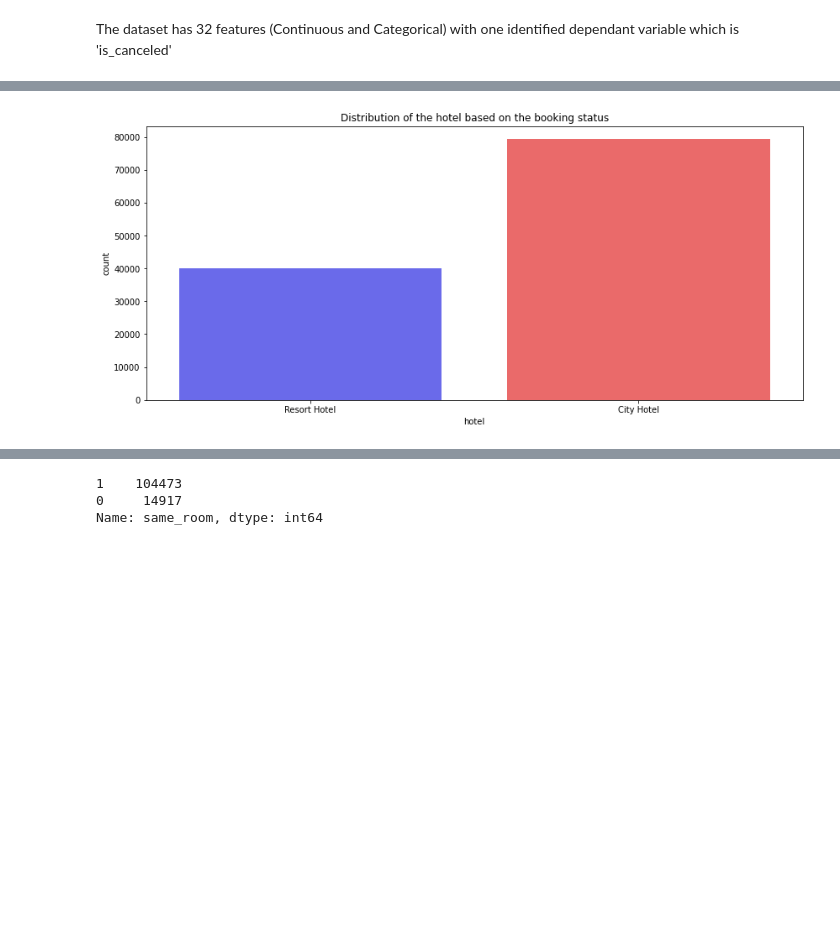
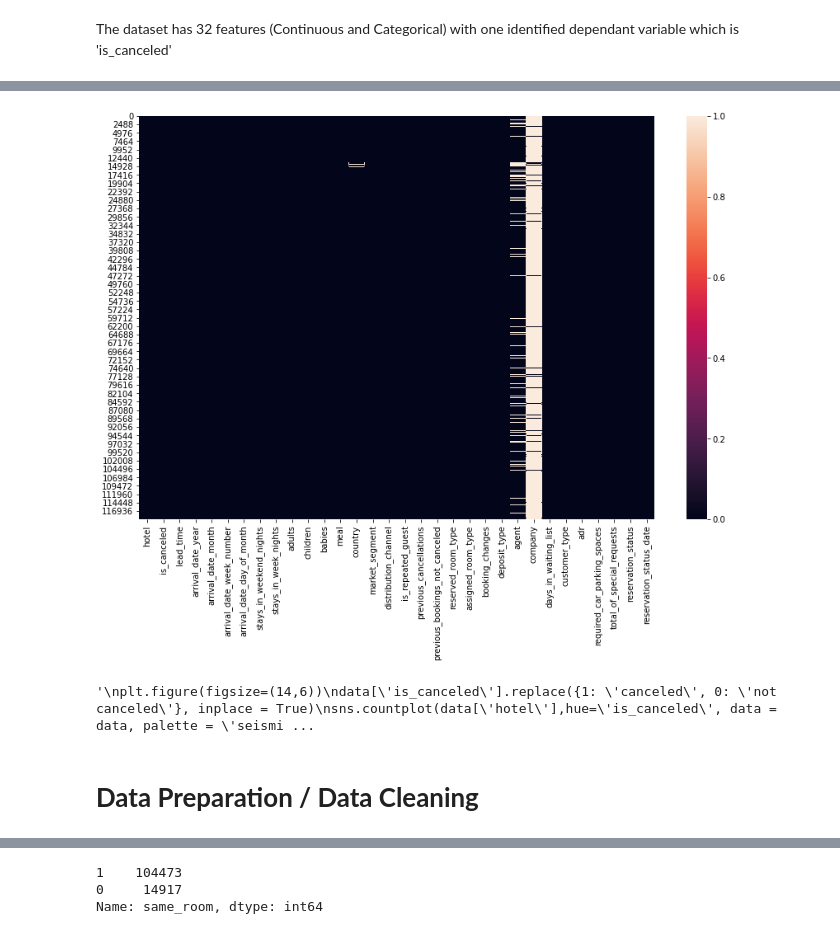
Before and after one commit to rahool010/Hotel-Booking-Analysis, a Jupyter notebook: Hotel_Booking_Analysis_Capstone_Project.ipynb, the cells around one changed output, grey strips where cells are left out. Saved outputs shown, nothing was run; the diff lists cells and outputs as text; code cells hidden in the pictures; blank space fills up the shorter version.

```diff
--- a/Hotel_Booking_Analysis_Capstone_Project.ipynb
+++ b/Hotel_Booking_Analysis_Capstone_Project.ipynb
@@ -19,8 +19,8 @@ drive.mount('/content/drive')
 # %% [output]
 Mounted at /content/drive
 # %%
-data=pd.read_csv("/content/drive/MyDrive/Hotel Booking Analysis/Hotel Bookings.csv")
-data.head()
+df=pd.read_csv("/content/drive/MyDrive/Hotel Booking Analysis/Hotel Bookings.csv")
+df.head()
 # %% [output]
 |  | hotel | is_canceled | lead_time | arrival_date_year | arrival_date_month | arrival_date_week_number | ... |
 | 0 | Resort Hotel | 0 | 342 | 2015 | July | 27 | ... |
@@ -92,8 +120,19 @@ dtype: int64
+# %%
+# let's visualize the null value columns
+plt.figure(figsize=(14,9))
+sns.heatmap(df.isnull())
+plt.show()
+# %% [output]
+[figure, added]
 # %%
+"""
 plt.figure(figsize=(14,6))
 data['is_canceled'].replace({1: 'canceled', 0: 'not canceled'}, inplace = True)
 sns.countplot(data['hotel'],hue='is_canceled', data = data, palette = 'seismic')
 plt.title("Distribution of the hotel based on the booking status")
 plt.show()
+"""
 # %% [output]
-[figure, removed]
+'\nplt.figure(figsize=(14,6))\ndata[\'is_canceled\'].replace({1: \'canceled\', 0: \'not canceled\'}, inplace = True)\nsns.countplot(data[\'hotel\'],hue=\'is_canceled\', data = data, palette = \'seismi ...
+# %% [markdown]
+# **Data Preparation  / Data Cleaning**
```
Also changed, not shown: parts of 82 cells of this notebook.
